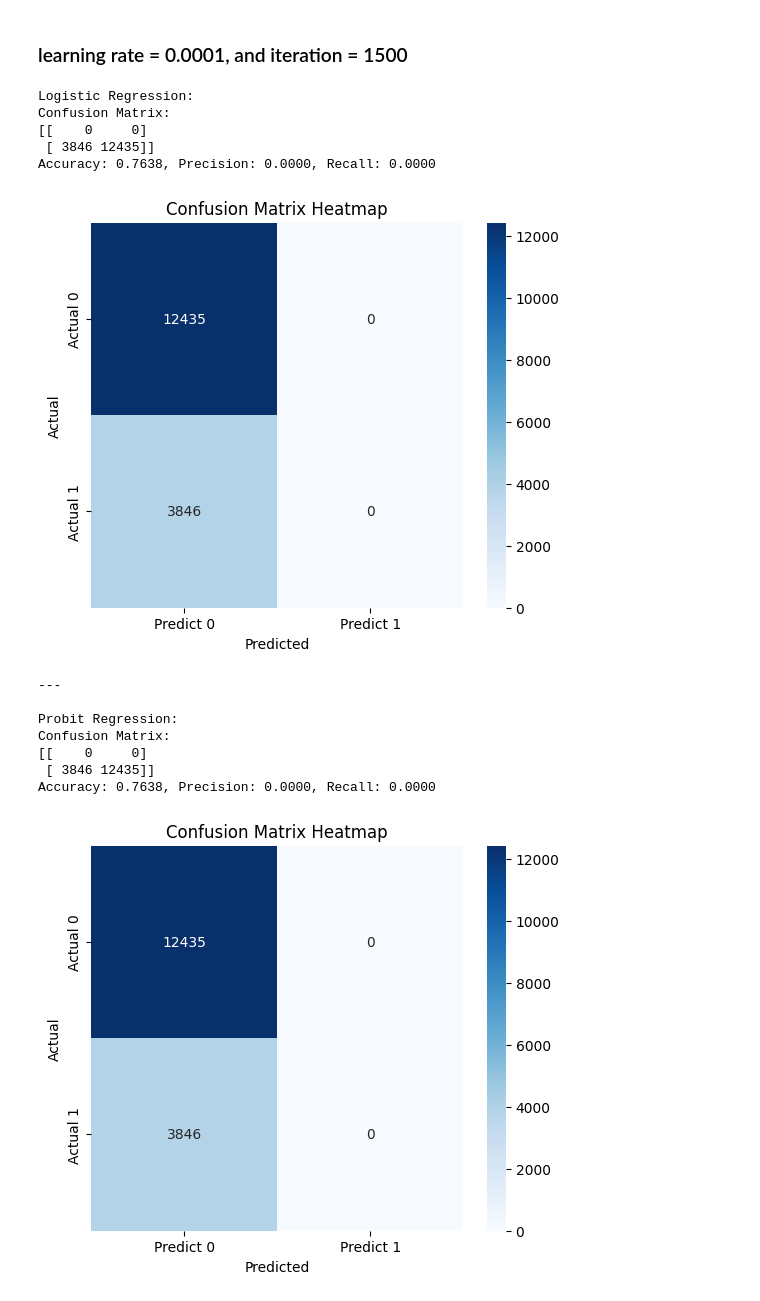
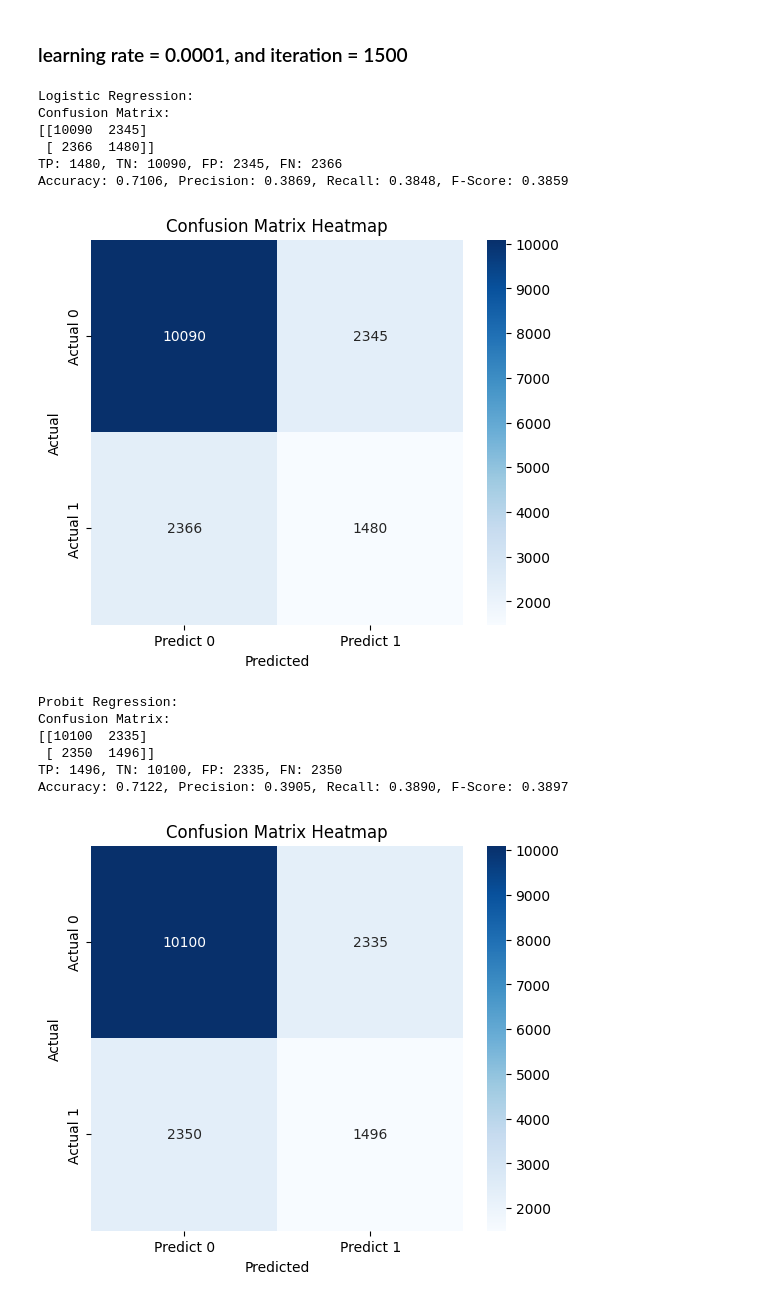
Before and after one commit to Vincent-Lien/NYCU_ML_2025, a Jupyter notebook: HW1/Classification/313581009_code.ipynb, the cells around one changed output. Cells and saved outputs as stored; diff of their text form; code cells hidden in the pictures.

```diff
--- a/HW1/Classification/313581009_code.ipynb
+++ b/HW1/Classification/313581009_code.ipynb
@@ -288,35 +332,55 @@ Accuracy: 0.7638, Precision: 0.0000, Recall: 0.0000
 # %%
 # Train Models
 lr_scratch = LogisticRegressionScratch(learning_rate=0.0001, iterations=1500)
 lr_scratch.fit(x_train, y_train)
 
 pr_scratch = ProbitRegressionScratch(learning_rate=0.0001, iterations=1500)
 pr_scratch.fit(x_train, y_train)
 
 # Predictions
-y_pred_lr = lr_scratch.predict(x_test)
-y_prob_lr = lr_scratch.predict_proba(x_test)
+y_pred_lr = lr_scratch.predict(x_test_scaled)
+y_prob_lr = lr_scratch.predict_proba(x_test_scaled)
 
-y_pred_pr = pr_scratch.predict(x_test)
-y_prob_pr = pr_scratch.predict_proba(x_test)
+y_pred_pr = pr_scratch.predict(x_test_scaled)
+y_prob_pr = pr_scratch.predict_proba(x_test_scaled)
 
+# Compute Confusion Matrices
 print("Logistic Regression:")
 cm_lr = compute_confusion_matrix(y_test, y_pred_lr)
-print("---\n")
 print("Probit Regression:")
 cm_pr = compute_confusion_matrix(y_test, y_pred_pr)
+
+# Compute ROC Curves
+fpr_lr, tpr_lr = compute_roc_curve(y_test, y_prob_lr)
+fpr_pr, tpr_pr = compute_roc_curve(y_test, y_prob_pr)
+plt.figure(figsize=(6, 5))
+plt.plot(fpr_lr, tpr_lr, label='Logistic Regression')
+plt.plot(fpr_pr, tpr_pr, label='Probit Regression')
+plt.plot([0, 1], [0, 1], linestyle='--', color='gray')
+plt.title('ROC Curve')
+plt.xlabel('False Positive Rate')
+plt.ylabel('True Positive Rate')
+plt.grid()
+plt.legend()
+plt.show()
+
+# Compute AUC
+auc_lr = compute_auc(fpr_lr, tpr_lr)
+auc_pr = compute_auc(fpr_pr, tpr_pr)
+print(f"Logistic Regression AUC: {auc_lr:.4f}")
+print(f"Probit Regression AUC: {auc_pr:.4f}")
 # %% [output]
 Logistic Regression:
 Confusion Matrix:
-[[    0     0]
- [ 3846 12435]]
-Accuracy: 0.7638, Precision: 0.0000, Recall: 0.0000
+[[10090  2345]
+ [ 2366  1480]]
+TP: 1480, TN: 10090, FP: 2345, FN: 2366
+Accuracy: 0.7106, Precision: 0.3869, Recall: 0.3848, F-Score: 0.3859
-[figure, old version]
+[figure, new version]
----
-
 Probit Regression:
 Confusion Matrix:
-[[    0     0]
- [ 3846 12435]]
-Accuracy: 0.7638, Precision: 0.0000, Recall: 0.0000
+[[10100  2335]
+ [ 2350  1496]]
+TP: 1496, TN: 10100, FP: 2335, FN: 2350
+Accuracy: 0.7122, Precision: 0.3905, Recall: 0.3890, F-Score: 0.3897
-[figure, old version]
+[figure, new version]
```
Also changed, not shown: parts of 5 cells of this notebook.
